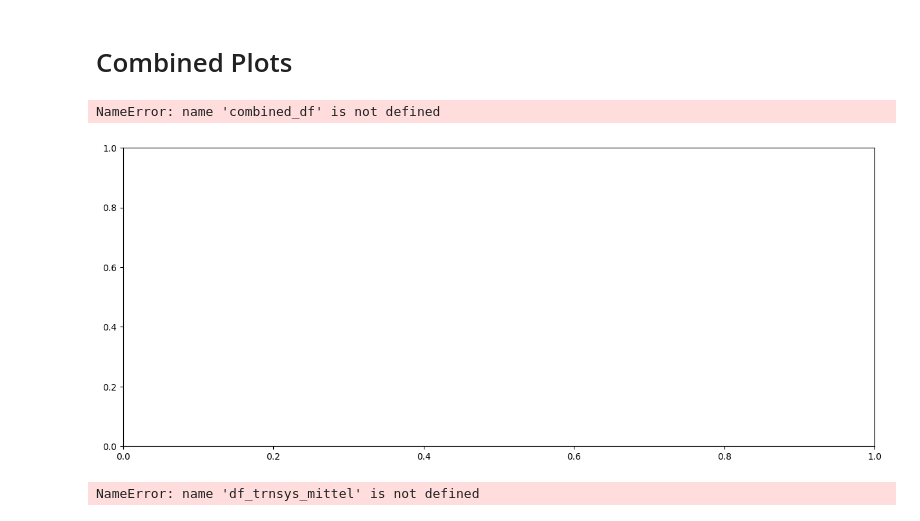
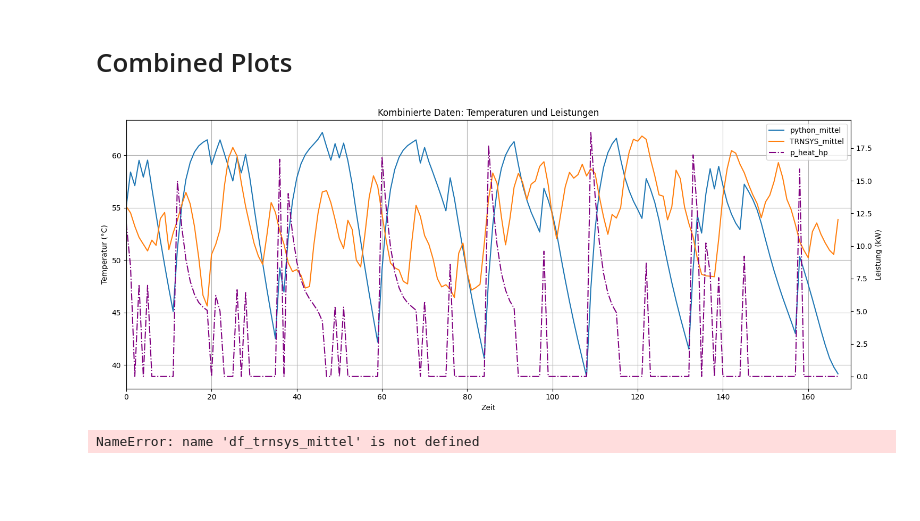
Before and after one commit to choffma8/masterprojektWaermespeicher, a Jupyter notebook: modellierungKonstanterVolumenspeicher.ipynb, the cells around one changed output. Drawn from its saved outputs; the diff is of its cells as text; code cells hidden in the pictures; blank space fills up the shorter version.

```diff
--- a/modellierungKonstanterVolumenspeicher.ipynb
+++ b/modellierungKonstanterVolumenspeicher.ipynb
@@ -45,6 +42,6 @@ raumwaerme.plot()
 # %%
 # aussentemperatur = df_data_weather['DE_temperature']
-aussentemperatur = df_data_input['temp']
+aussentemperatur = input_data['temp']
 aussentemperatur.plot()
 # %% [output]
 <Axes: xlabel='time'>
@@ -433,21 +430,9 @@ python_schicht_3 = df_stores[('hs', 3)]
 # Mittelwert der Schichtentemperaturen
 python_mittel = df_stores['hs'].mean(axis=1)
 
-# TRNSYS Schichtentemperaturen laden
-df_trnsys_schichten = pd.read_csv('Inputs/TRNSYSspeicherschichttemperaturen.csv', skiprows=[1], encoding='latin1')
-df_trnsys_schichten = df_trnsys_schichten.dropna(axis=1, how='all')
-df_trnsys_schichten.columns = df_trnsys_schichten.columns.str.strip()
-df_trnsys_schichten = df_trnsys_schichten.drop(columns=['TIME'])
-
-# TRNSYS Mitteltemperatur laden
-df_trnsys_mittel = pd.read_csv('Inputs/TRNSYSspeichermitteltemperatur.csv', skiprows=[1], encoding='latin1')
-df_trnsys_mittel = df_trnsys_mittel.dropna(axis=1, how='all')
-df_trnsys_mittel.columns = df_trnsys_mittel.columns.str.strip()
-df_trnsys_mittel = df_trnsys_mittel.drop(columns=['TIME'])
-
 # Annahme: Alle DataFrames haben die gleiche Länge und Reihenfolge
 # Kombinierter DataFrame erstellen
-combined_df = pd.DataFrame({
+output_combined = pd.DataFrame({
     'p_elec_hp': p_elec.values.flatten(),
     'p_heat_hp': p_heat.values.flatten(),
     'python_schicht_1': python_schicht_1.values,
@@ -458,13 +443,19 @@ combined_df = pd.DataFrame({
 
 # TRNSYS Spalten hinzufügen (angenommen die Spaltennamen sind bekannt oder verwende iloc)
 # Für Schichten: nehme an, es gibt mehrere Spalten, z.B. 'T1', 'T2', 'T3' etc.
-for i, col in enumerate(df_trnsys_schichten.columns):
-    combined_df[f'TRNSYS_schicht_{i+1}'] = df_trnsys_schichten[col].values
+for i, col in enumerate(TRNSYS_T_s.columns):
+    output_combined[f'TRNSYS_schicht_{i+1}'] = TRNSYS_T_s[col].values
 
 # Für Mittel: nehme an, es gibt eine Spalte
-combined_df['TRNSYS_mittel'] = df_trnsys_mittel.iloc[:, 0].values  # Erste Spalte
+output_combined['TRNSYS_mittel'] = TRNSYS_T_m.iloc[:, 0].values  # Erste Spalte
 
-# In CSV speichern
-combined_df.to_csv('Outputs/combined_data.csv', index=False)
-combined_df
+# In CSV speichern mit "index" Spalte am Anfang
+output_combined.to_csv(
+    'Outputs/output_combined.csv',
+    index=True,           # Index einschließen
+    index_label='index',  # Die erste Spalte explizit "index" nennen
+    sep=',',              # Komma als Trenner (Standard)
+    float_format='%.3f'   # Einheitliches Zahlenformat für TRNSYS
+)
+output_combined
 # %% [output]
@@ -474,37 +477,36 @@ KeyError: "['TIME'] not found in axis"
 # %%
 # Plot des kombinierten DataFrames mit zwei y-Achsen
 # Erstelle Figur und Achsen
 fig, ax1 = plt.subplots(figsize=(15, 6))
 
 # Linke y-Achse: Temperaturen (in °C)
 temp_columns = [#'python_schicht_1', 'python_schicht_2', 'python_schicht_3',
                 'python_mittel',
                 #'TRNSYS_schicht_1', 'TRNSYS_schicht_2', 'TRNSYS_schicht_3',
                 'TRNSYS_mittel']
-combined_df[temp_columns].plot(ax=ax1, linewidth=1.5)
+output_combined[temp_columns].plot(ax=ax1, linewidth=1.5)
 ax1.set_title('Kombinierte Daten: Temperaturen und Leistungen')
 ax1.set_xlabel('Zeit')
 ax1.set_ylabel('Temperatur (°C)')
 ax1.set_xlim(0, 170)
 ax1.grid(True)
 
 # Rechte y-Achse: Leistungen (in kW)
 ax2 = ax1.twinx()
-#ax2.plot(combined_df.index, combined_df['p_elec_hp'], label='p_elec_hp', color='red', linestyle='--', linewidth=1.5)
-ax2.plot(combined_df.index, combined_df['p_heat_hp'], label='p_heat_hp', color='purple', linestyle='-.', linewidth=1.5)
+#ax2.plot(output_combined.index, output_combined['p_elec_hp'], label='p_elec_hp', color='red', linestyle='--', linewidth=1.5)
+ax2.plot(output_combined.index, output_combined['p_heat_hp'], label='p_heat_hp', color='purple', linestyle='-.', linewidth=1.5)
 ax2.set_ylabel('Leistung (kW)')
 
 # Legende für beide Achsen
 lines1, labels1 = ax1.get_legend_handles_labels()
 lines2, labels2 = ax2.get_legend_handles_labels()
 ax1.legend(lines1 + lines2, labels1 + labels2, loc='upper right')
 
 plt.tight_layout()
 plt.savefig('Outputs/Speicher_m_kombiniert_und_leistungen_wp.png')
 plt.show()
 # %% [output]
-NameError: name 'combined_df' is not defined
-[figure, old version]
+[figure, new version]
 # %%
 fig, ax1 = plt.subplots(figsize=(18, 7))
 
```
Also changed, not shown: parts of 11 cells of this notebook, 17 other files.
